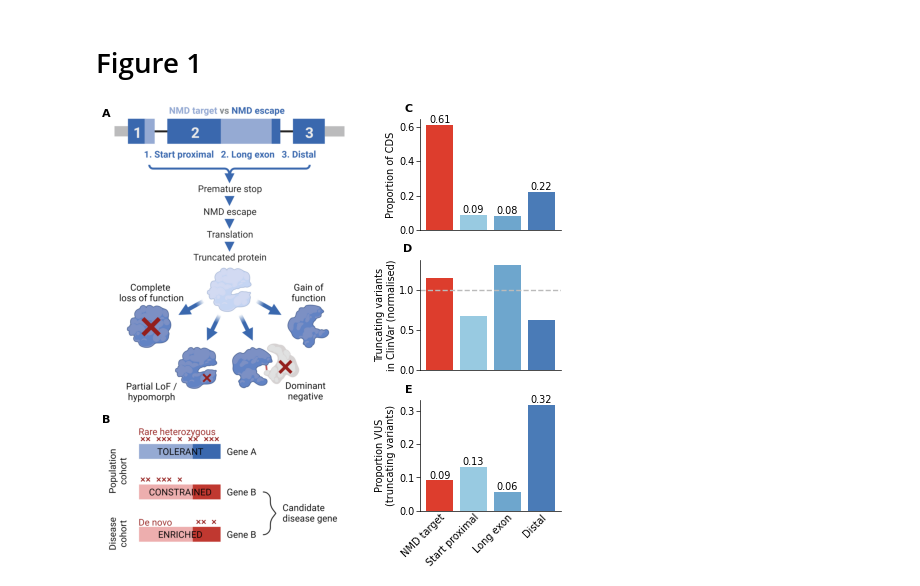
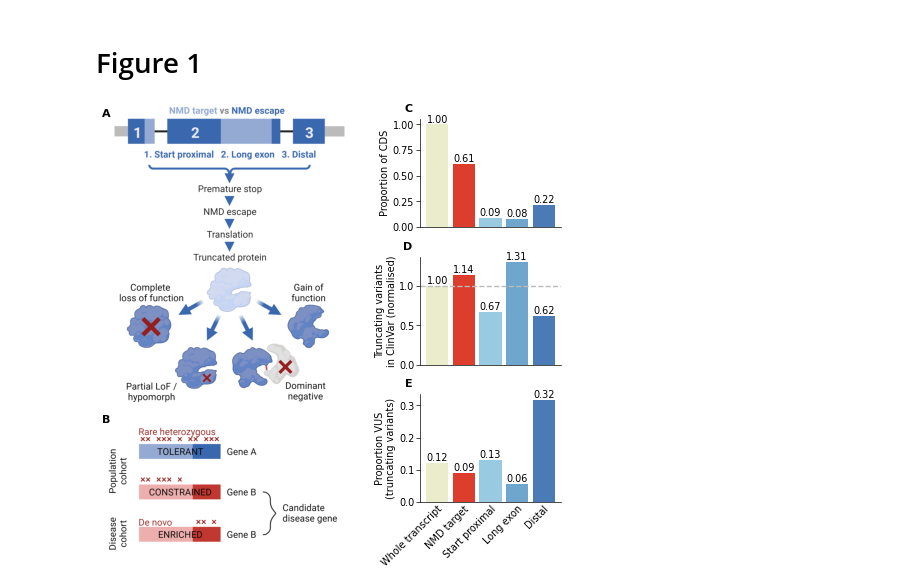
Before and after one commit to alexblakes/regional_nonsense_constraint, a Jupyter notebook: notebooks/figures/fig_01.ipynb, the cells around one changed output. Drawn from its saved outputs; the diff is of its cells as text; code cells hidden in the pictures.

```diff
--- a/notebooks/figures/fig_01.ipynb
+++ b/notebooks/figures/fig_01.ipynb
@@ -11,8 +11,7 @@ from src.visualisation import clinvar_plots
 # %%
 # Style and palette
 plt.style.use(C.STYLE_DEFAULT)
-_PALETTE = vis.color_palette("regions")
-_REGION_COLOURS = [_PALETTE.nmd_target, _PALETTE.start_proximal, _PALETTE.long_exon, _PALETTE.distal]
+palette = vis.color_palette("regions")
 # %%
 # Load Biorender images
 transcript_diagram = plt.imread("data/plots/fig_1_transcript_diagram.png")
@@ -44,42 +43,41 @@ clinvar_plots.vertical_bars(
     axs_right[0],
     "footprint",
     "Proportion of CDS",
-    color=_REGION_COLOURS
+    color=palette
 )
 
 # ClinVar ascertainment
 clinvar_plots.vertical_bars(
     ascertainment,
     axs_right[1],
     "prop_norm",
     "Truncating variants\nin ClinVar (normalised)",
-    bar_label=False,
-    color=_REGION_COLOURS
+    color=palette
 )
 
 axs_right[1].axhline(y=1, linestyle="--", color=vis.color_palette().grey)
 
 # ClinVar proportion VUS
 clinvar_plots.vertical_bars(
     vus,
     axs_right[2],
     "proportion",
     "Proportion VUS\n(truncating variants)",
-    color=_REGION_COLOURS
+    color=palette
 )
 
-clinvar_plots.xticks(labels=C.NMD_REGION_LABELS, ax=axs_right[2],)
+clinvar_plots.xticks(labels=C.REGION_LABELS, ax=axs_right[2],)
 
 # Panel labels
 Axes = [a for a in axs_left] + [a for a in axs_right]
 labels = list("ABCDE")
 xs = [0.05]*2 + [-0.05]*3
 ys = [0.95]*2 + [1.05]*3
 for a, s, x, y in zip(Axes, labels, xs, ys):
     vis.panel_label(a,s, x, y)
 
 # Save figure
 plt.savefig("data/plots/figures/fig_01.svg", format="svg")
 plt.savefig("data/plots/figures/fig_01.png", format="png", dpi=1000)
 # %% [output]
-[figure, old version]
+[figure, new version]
```
Also changed, not shown: 3 other files.
